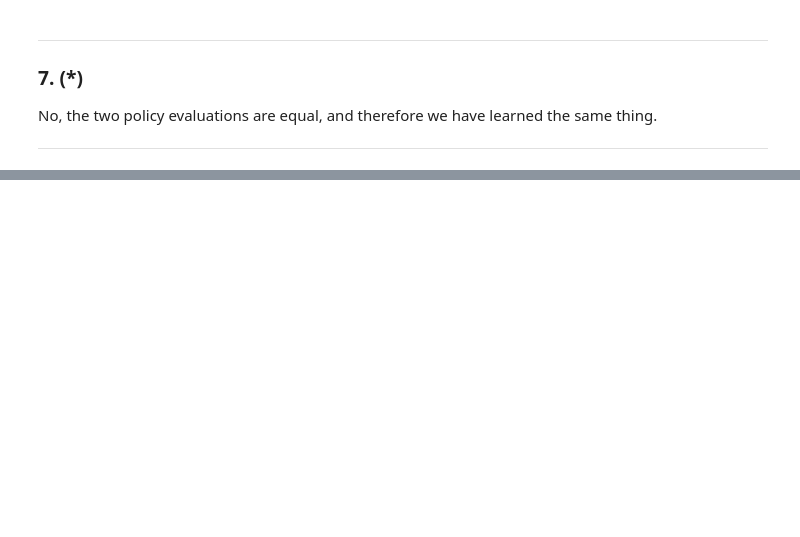
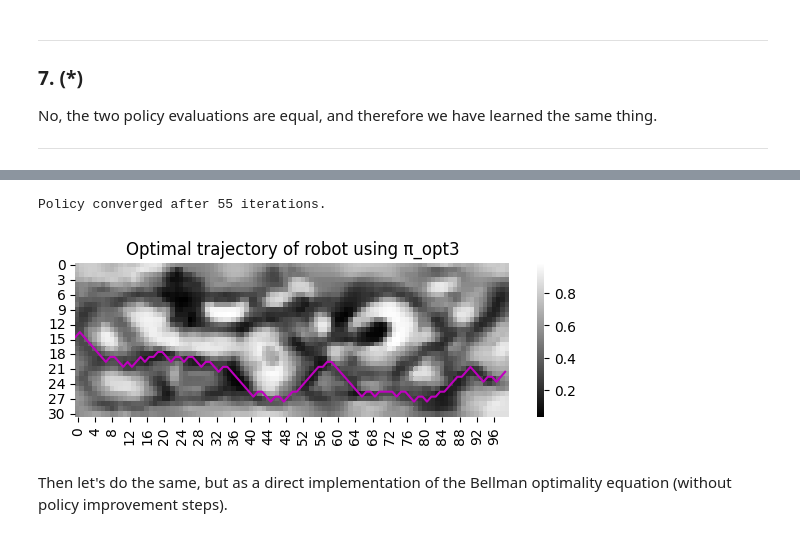
Before and after one commit to RunarFosse/INF368A-Problems, a Jupyter notebook: Problem Set 2/Report.ipynb, the cells around one changed output, grey strips where cells are left out. Saved outputs shown, nothing was run; the diff lists cells and outputs as text; code cells hidden in the pictures; blank space fills up the shorter version.

```diff
--- a/Problem Set 2/Report.ipynb
+++ b/Problem Set 2/Report.ipynb
@@ -223,0 +352,62 @@ As we can see, following a single action without any exploration makes the evalu
+# %%
+# First we implement value iteration using truncated policy
+# iteration with k = 1
+
+# Start from π_rnd
+π_opt3 = deepcopy(π_rnd)
+π_improved = np.array([[[(0.0, "upforward"), (0.0, "forward"), (0.0, "downforward")] for column in range(n)] for row in range(m)], dtype="object")
+
+# Run until converged at a single policy
+iterations = 0
+while np.any(π_improved != π_opt3):
+    iterations += 1
+    π_improved = deepcopy(π_opt3)
+
+    # Policy evaluation
+    evaluation_opt3 = [[0] * n for _ in range(m)]
+    for k in range(1):
+        for column in range(n):
+            for row in range(m):
+                state = (row, column)
+                evaluation = 0
+                for probability, action in π_improved[state]:
+                    if probability > 0:
+                        (next_row, next_column) = mountain.next_state(state, action)
+                        reward = mountain.get_reward(state, action)
+                        evaluation += probability * (reward + gamma * evaluation_opt3[next_row][next_column])
+
+                evaluation_opt3[row][column] = evaluation
+
+    # Policy improvement
+    for row in range(m):
+        for column in range(n-1):
+            possible_actions = [action for _, action in π_improved[row, column] if not (row == 0 and action == "upforward" or row == m and action == "downforward")]
+            best_action = possible_actions[np.argmax([evaluation_opt3[next_row][next_column] for (next_row, next_column) in map(lambda action : mountain.next_state((row, column), action), possible_actions)])]
+
+            improved_policy = []
+            for i, (probability, action) in enumerate(π_opt3[row, column]):
+                improved_policy.append((1.0, action) if action == best_action else (0.0, action))
+            π_opt3[row, column] = improved_policy
+
+print("Policy converged after", iterations, "iterations.")
+# %% [output]
+Policy converged after 55 iterations.
+# %%
+# Sample a trajectory following the optimal policy starting from (15, 0)
+trajectory3 = [15]
+for column in range(n-1):
+    current_row = trajectory3[column]
+    action = np.random.choice(π_opt3[current_row, column, :, 1], p=π_opt3[current_row, column, :, 0].astype(np.float64))
+    next_row, _ = mountain.next_state((current_row, column), action)
+    trajectory3.append(next_row)
+
+# Plot the optimal trajectory starting from (15, 0)
+plt.figure(figsize=(7,2))
+sns.heatmap(mountain.get_map(), cmap="gray")
+plt.plot(np.arange(n), trajectory3, c="m")
+plt.title("Optimal trajectory of robot using π_opt3")
+plt.show()
+# %% [output]
+[figure, added]
+# %% [markdown]
+Then let's do the same, but as a direct implementation of the Bellman optimality equation (without policy improvement steps).
```
Also changed, not shown: parts of 26 cells of this notebook.
